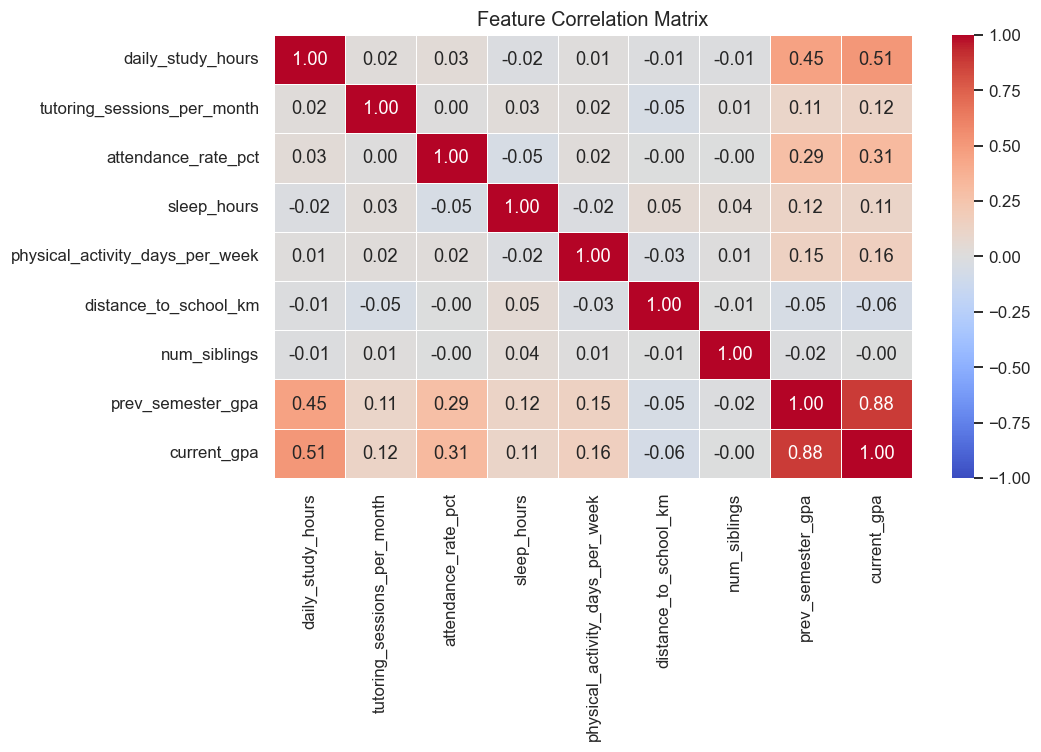
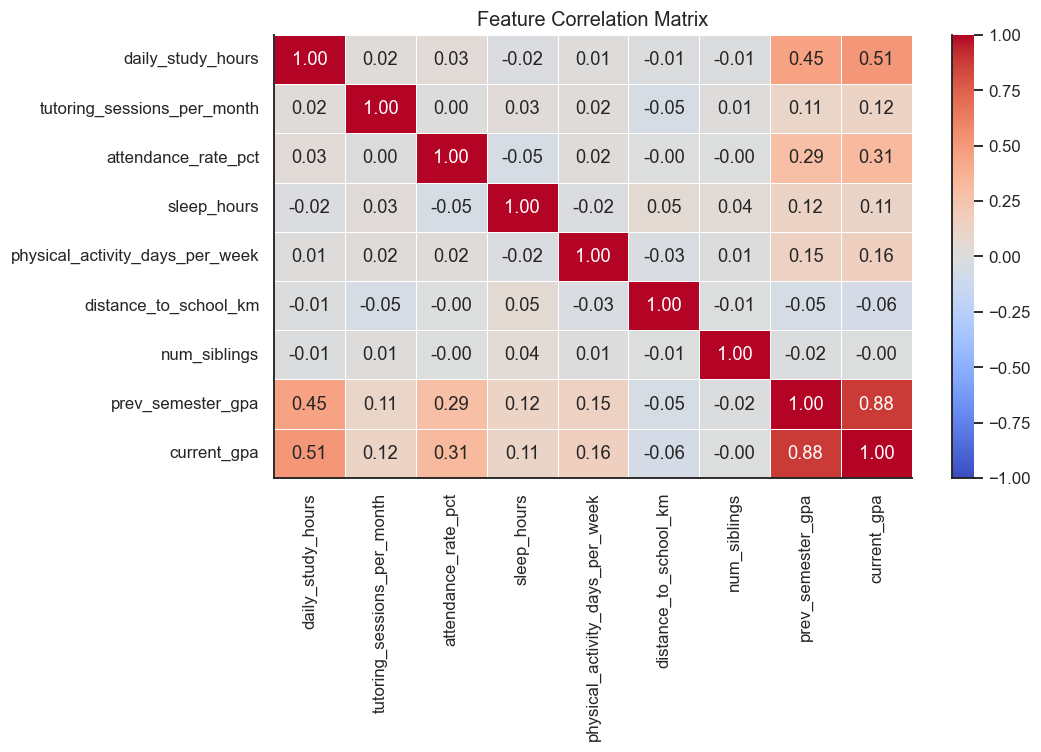
Unified diff of the notebook cell whose output changed from the first chart to the second:
--- before
+++ after
@@ -9,3 +9,4 @@
 sns.heatmap(corr, annot=True, fmt='.2f', cmap='coolwarm', linewidths=0.5, vmin=-1, vmax=1)
 plt.title('Feature Correlation Matrix', fontsize=13)
+sns.despine()
 plt.tight_layout(); plt.show()

Commit: Implement feature X to enhance user experience and fix bug Y in module Z